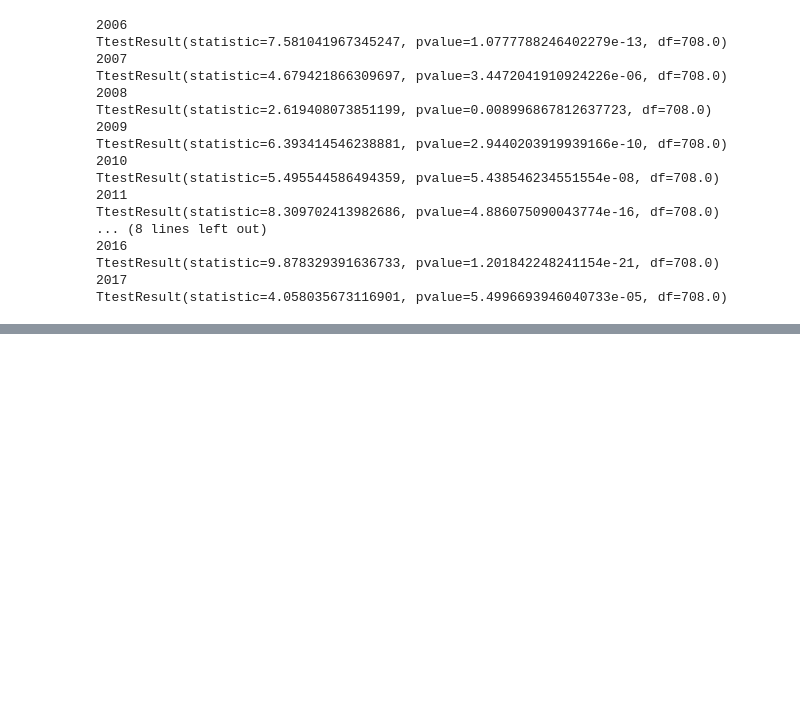
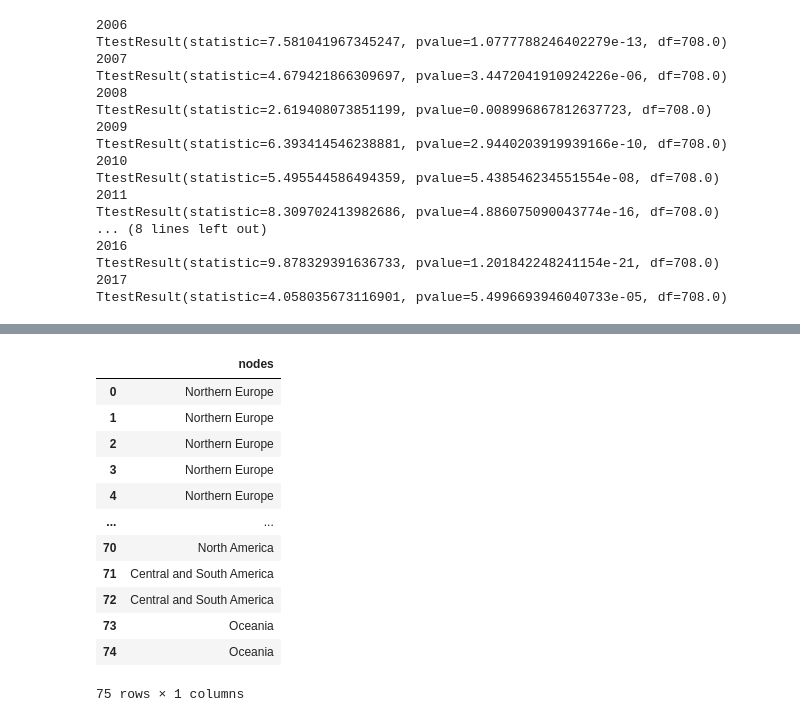
Before and after one commit to epfl-ada/ada-2023-project-vivalavada, a Jupyter notebook: p3_similarities.ipynb, the cells around one changed output, grey strips where cells are left out. Cells and saved outputs as stored; diff of their text form; code cells hidden in the pictures; blank space fills up the shorter version.

```diff
--- a/p3_similarities.ipynb
+++ b/p3_similarities.ipynb
@@ -982,0 +959,21 @@ chord.opts(
+# %%
+inverted_location_dict_values = list(inverted_location_dict.values())
+
+
+c = pd.DataFrame(inverted_location_dict_values, columns = ['nodes'])
+# %%
+c
+# %% [output]
+|  | nodes |
+| 0 | Northern Europe |
+| 1 | Northern Europe |
+| 2 | Northern Europe |
+| 3 | Northern Europe |
+| 4 | Northern Europe |
+| ... | ... |
+| 70 | North America |
+| 71 | Central and South America |
+| 72 | Central and South America |
+| 73 | Oceania |
+| 74 | Oceania |
+75 rows × 1 columns
```
Also changed, not shown: parts of 24 cells of this notebook.
